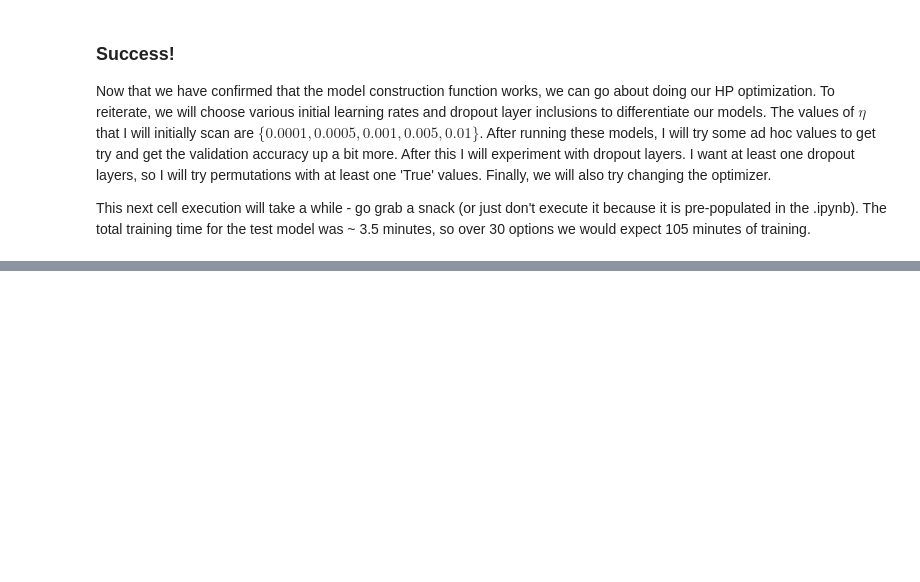
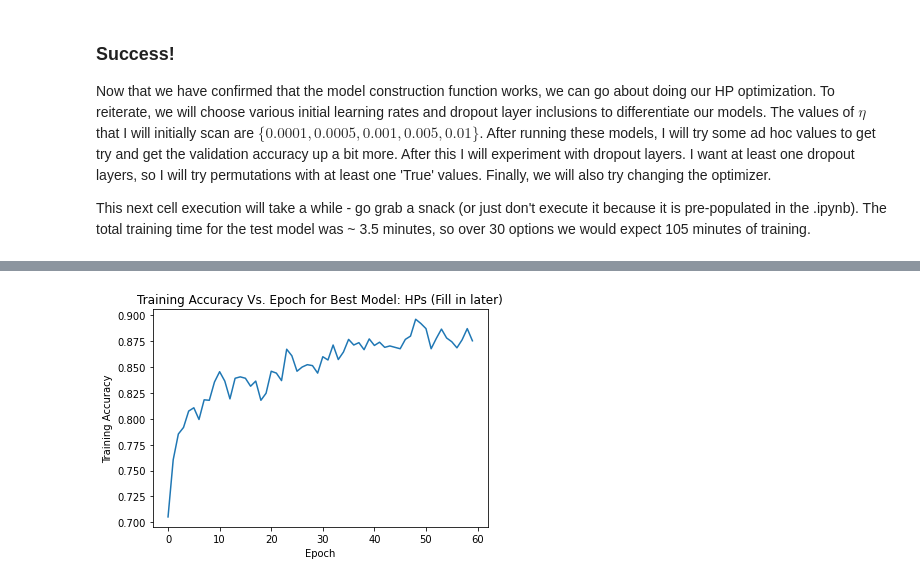
Before and after one commit to EthanJTucker/DTSA_5511_HW, a Jupyter notebook: Week3_CNN_Project.ipynb, the cells around one changed output, grey strips where cells are left out. Drawn from its saved outputs; the diff is of its cells as text; code cells hidden in the pictures; blank space fills up the shorter version.

```diff
--- a/Week3_CNN_Project.ipynb
+++ b/Week3_CNN_Project.ipynb
@@ -357,8 +340,8 @@ This next cell execution will take a while - go grab a snack (or just don't exec
 #Perform HP optimization
 import itertools
 startTime = time.time()
-
-eta_to_try = [0.0001, 0.0005, 0.001, 0.005, 0.01]
+callbacks_list =  [tf.keras.callbacks.EarlyStopping(monitor="loss", patience = 10, mode = "min")]
+eta_to_try = [0.0001, 0.001, 0.005, 0.01]
 dropouts_to_try = [(True, True)]
 optimizers_to_try = ["Adam", "RMSprop"]
 
@@ -370,8 +353,8 @@ model_accuracies = list()
 for hpList in hpPermutations:
   print("Now trying hyperparams:", hpList)
   this_model = buildaModel(eta = hpList[0],
-                           dropout1 = hpList[1][0],
-                           dropout2 = hpList[1][1],
+                           dropout1 = True,
+                           dropout2 = True,
                            optimizer = hpList[2]
                            )
   this_history = this_model.fit(train_data,
@@ -414,13 +447,15 @@ After these visualizations I will create label predictions for the test set, the
 # %%
 # Make Epochs Vs. Training Accuracy for beest model
 accs = current_best_history["accuracy"]
-epochs = [i for i in len(range(accs))]
+epochs = [i for i in range(len(accs))]
 
 plt.plot(epochs, accs)
 plt.xlabel("Epoch")
 plt.ylabel("Training Accuracy")
 plt.title("Training Accuracy Vs. Epoch for Best Model: HPs (Fill in later)")
 plt.show()
+# %% [output]
+[figure, added]
 # %%
 # Make Epochs Vs. Training Loss for best model
 loss = current_best_history["loss"]
```
Also changed, not shown: parts of 11 cells of this notebook.
